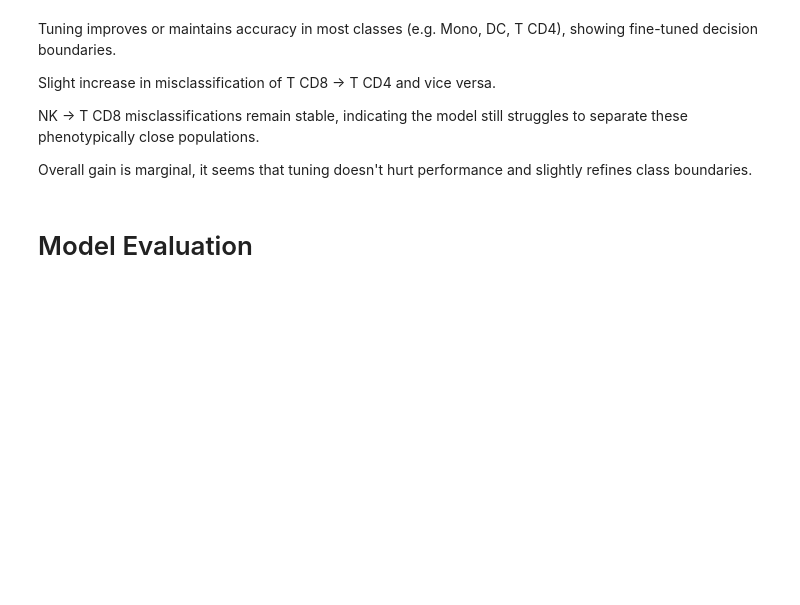
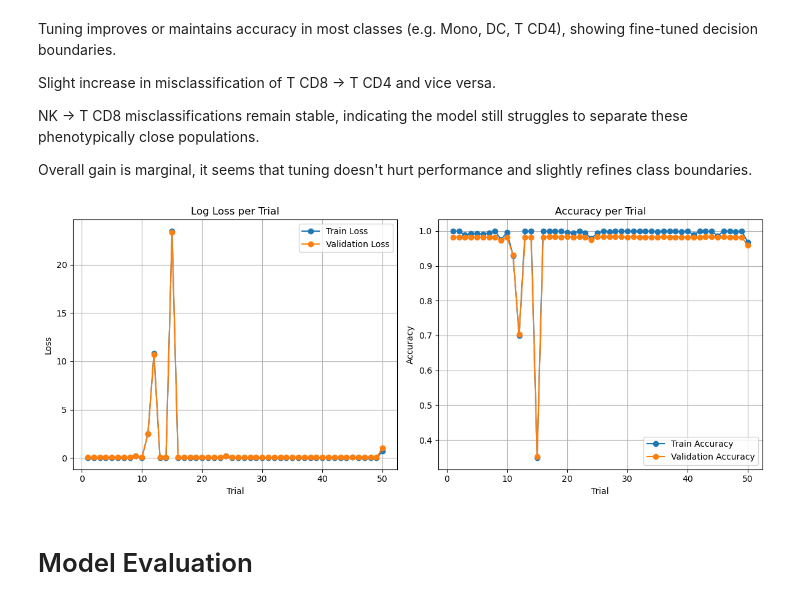
Before and after one commit to dvoulgari/MLCB_Final_Project, a Jupyter notebook: notebooks/lightgbm_model_analysis.ipynb, the cells around one changed output. Cells and saved outputs as stored; diff of their text form; code cells hidden in the pictures; blank space fills up the shorter version.

Commit message:
Include training plots

```diff
--- a/notebooks/lightgbm_model_analysis.ipynb
+++ b/notebooks/lightgbm_model_analysis.ipynb
@@ -147,6 +147,10 @@ Slight increase in misclassification of T CD8 → T CD4 and vice versa.
 NK → T CD8 misclassifications remain stable, indicating the model still struggles to separate these phenotypically close populations.
 
 Overall gain is marginal, it seems that tuning doesn't hurt performance and slightly refines class boundaries.
+# %%
+tuner.plot_training_curves()
+# %% [output]
+[figure, added]
 # %%
 tuner.save_model("tuned")
 # %% [markdown]
```
Also changed, not shown: parts of 2 cells of this notebook.
